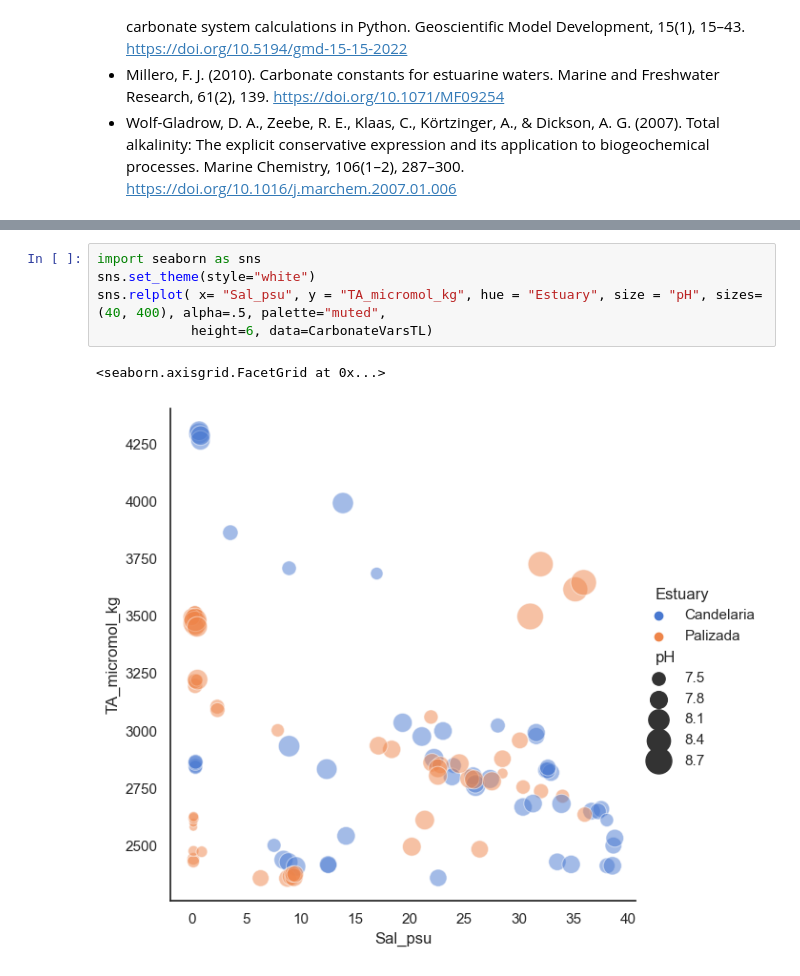
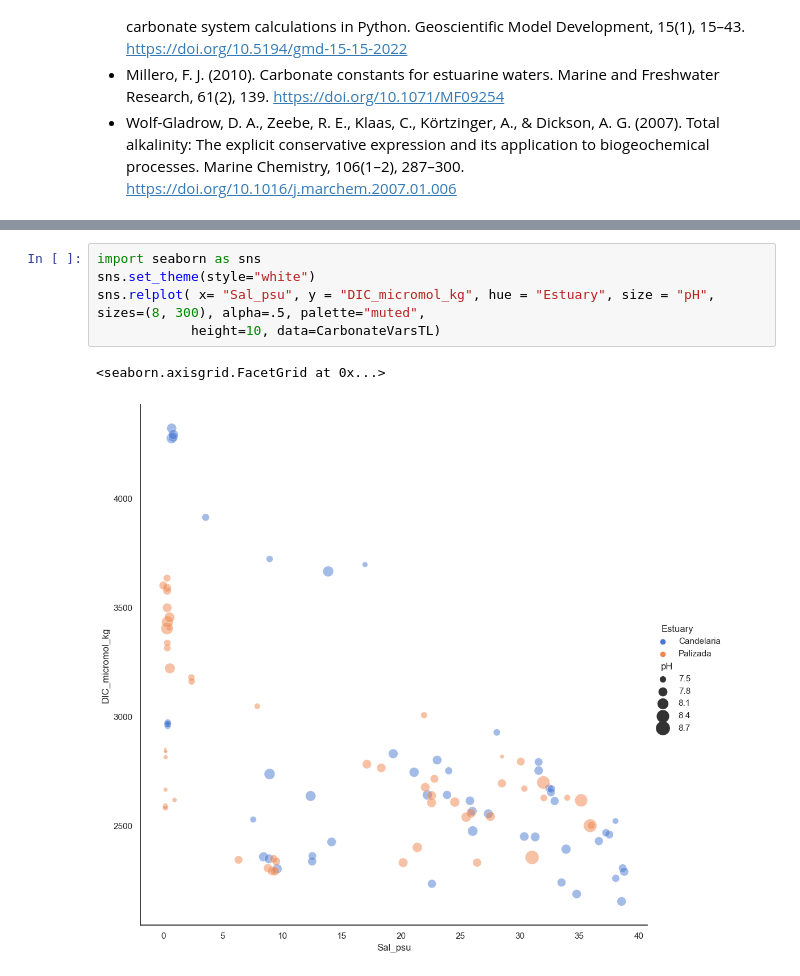
Before and after one commit to gilbertoCM/terminos_lagoon_carbonate, a Jupyter notebook: MartinezTrejo_etal_2023_pyco2sys.ipynb, the cells around one changed output, grey strips where cells are left out. Saved outputs shown, nothing was run; the diff lists cells and outputs as text.

Commit message:
funciona los dos plots

```diff
--- a/MartinezTrejo_etal_2023_pyco2sys.ipynb
+++ b/MartinezTrejo_etal_2023_pyco2sys.ipynb
@@ -93,8 +93,8 @@ plt.show()
 # %%
 import seaborn as sns
 sns.set_theme(style="white")
-sns.relplot( x= "Sal_psu", y = "TA_micromol_kg", hue = "Estuary", size = "pH", sizes=(40, 400), alpha=.5, palette="muted",
-            height=6, data=CarbonateVarsTL)
+sns.relplot( x= "Sal_psu", y = "DIC_micromol_kg", hue = "Estuary", size = "pH", sizes=(8, 300), alpha=.5, palette="muted",
+            height=10, data=CarbonateVarsTL)
 # %% [output]
 <seaborn.axisgrid.FacetGrid at 0x...>
-[figure, old version]
+[figure, new version]
```
Also changed, not shown: parts of 1 cell of this notebook.
